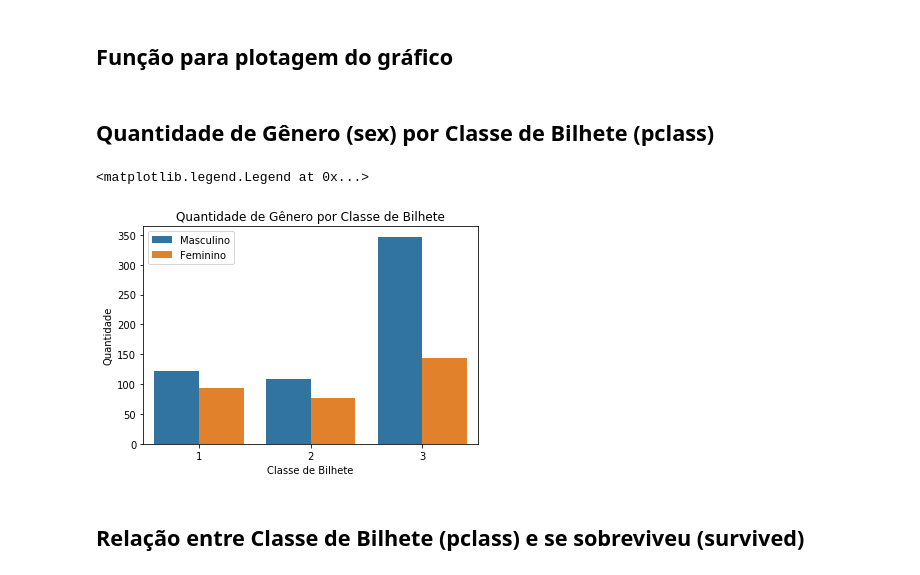
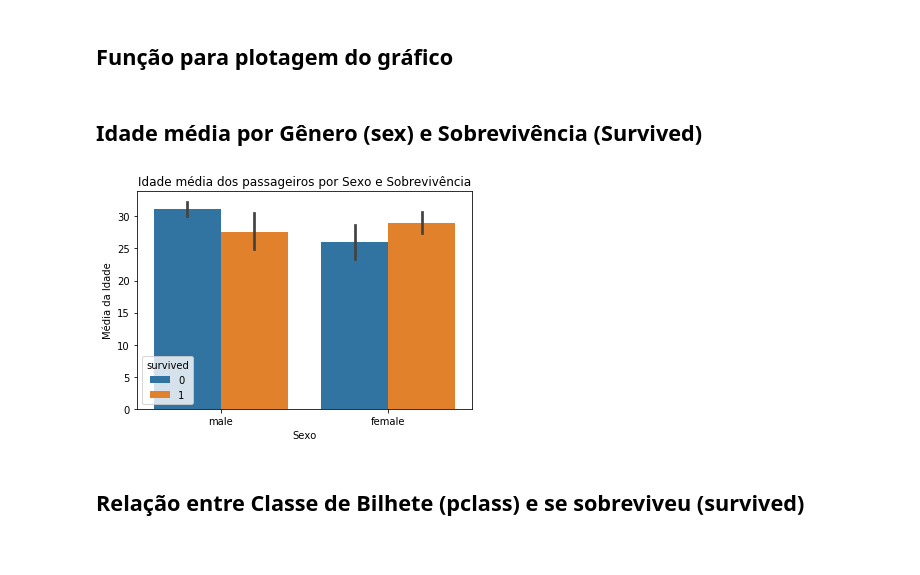
Before and after one commit to yan-jones/titanic, a Jupyter notebook: titanic.ipynb, the cells around one changed output. Cells and saved outputs as stored; diff of their text form; code cells hidden in the pictures.

Commit message:
Alteração para o gráfico da idade dos passageiros por gênero e sobrevivência

```diff
--- a/titanic.ipynb
+++ b/titanic.ipynb
@@ -140,11 +140,10 @@ df['age'] = df['age'].fillna(df['age'].mean())
 # %% [markdown]
 ## Função para plotagem do gráfico
 # %%
-def grafico_barra_or_count(tipo_grafico, eixo_x, eixo_y, matiz, dados, titulo, texto_x, texto_y):
+def grafico_barra(eixo_x, eixo_y, matiz, dados, titulo, texto_x, texto_y):
     """
       Função para plotagem do gráfico de barras ou count usando a biblioteca seaborn
       Argumentos:
-          tipo_grafico: Tipo do gráfico. Ex: Barra ou Count
           eixo_x: nome da coluna do cojunto de dados no eixo x do gráfico
           eixo_y: nome da coluna do cojunto de dados no eixo y do gráfico
           matiz: nome da coluna do conjunto de dados representando as diferentes barras do gráfico
@@ -156,28 +155,22 @@ def grafico_barra_or_count(tipo_grafico, eixo_x, eixo_y, matiz, dados, titulo, t
           Objeto Axes com o desenho do gráfico nele
 
     """
-    if(tipo_grafico == 'barra'):
-        plot = sns.barplot(x=eixo_x, y=eixo_y, hue=matiz, data=dados)
-    else:
-        plot = sns.countplot(x=eixo_x, y=eixo_y, hue=matiz, data=dados)
-
+    plot = sns.barplot(x=eixo_x, y=eixo_y, hue=matiz, data=dados)
     plot.set_title(titulo)
     plot.set_xlabel(texto_x)
     plot.set_ylabel(texto_y)
 
     return plot
-# %% [markdown]
-## Quantidade de Gênero (sex) por Classe de Bilhete (pclass)<br>
-# %%
-plot = grafico_barra_or_count(tipo_grafico='count', eixo_x='pclass', eixo_y=None, matiz='sex', dados=df,
-                       titulo='Quantidade de Gênero por Classe de Bilhete',
-                       texto_x="Classe de Bilhete",
-                       texto_y="Quantidade"
-                      )
-plot.legend(['Masculino', 'Feminino'])
-# %% [output]
-<matplotlib.legend.Legend at 0x...>
-[figure, removed]
+# %% [markdown]
+## Idade média por Gênero (sex) e Sobrevivência (Survived)<br>
+# %%
+plot = grafico_barra(eixo_x='sex', eixo_y='age', matiz='survived', dados=df,
+                       titulo='Idade média dos passageiros por Sexo e Sobrevivência',
+                       texto_x="Sexo",
+                       texto_y="Média da Idade"
+                      )
+# %% [output]
+[figure, added]
 # %% [markdown]
 ## Relação entre Classe de Bilhete (pclass) e se sobreviveu (survived)
 # %%
```
Also changed, not shown: parts of 3 cells of this notebook, 1 other file.
